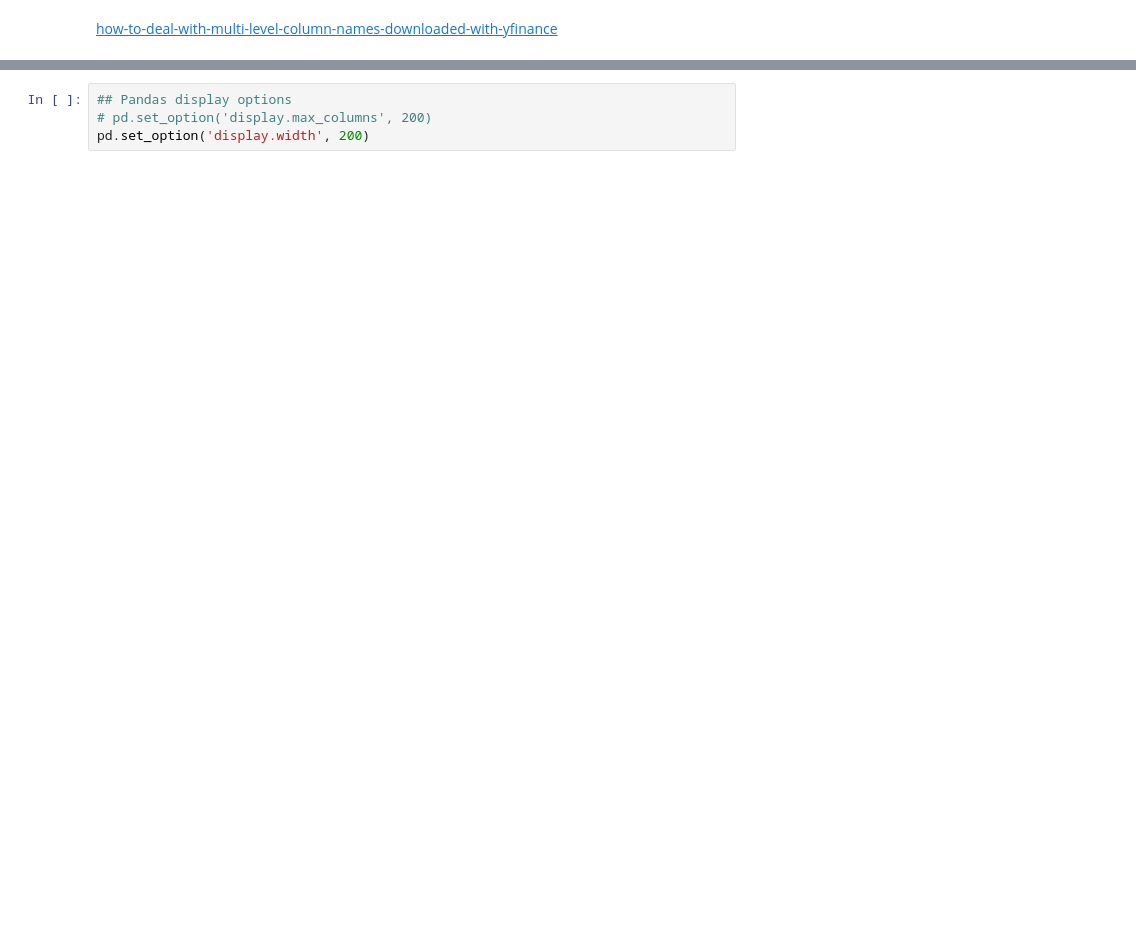
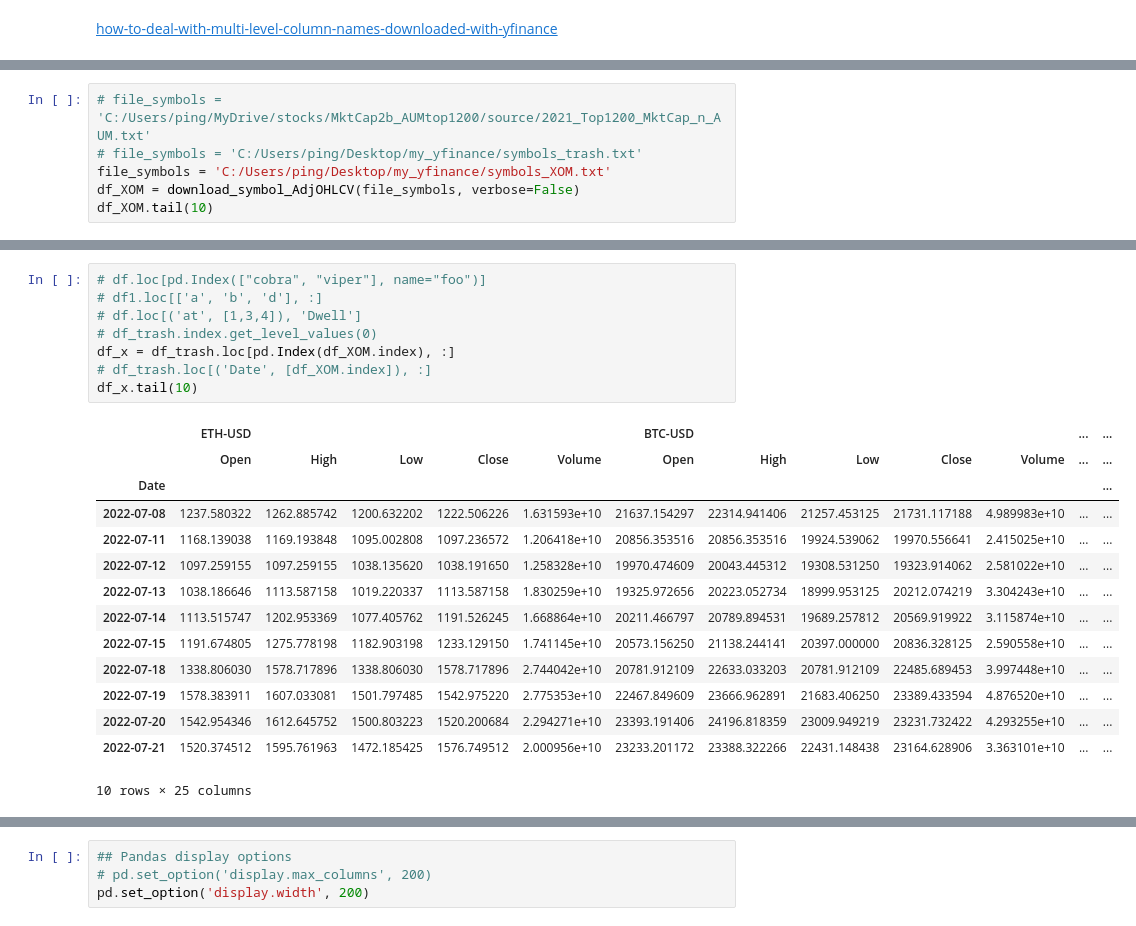
Before and after one commit to pympk/py379, a Jupyter notebook: my_yfinance.ipynb, the cells around one changed output, grey strips where cells are left out. Cells and saved outputs as stored; diff of their text form; blank space fills up the shorter version.

```diff
--- a/my_yfinance.ipynb
+++ b/my_yfinance.ipynb
@@ -23,0 +97,6 @@ Successfully imported the modules!
+# %%
+# file_symbols = 'C:/Users/ping/MyDrive/stocks/MktCap2b_AUMtop1200/source/2021_Top1200_MktCap_n_AUM.txt'
+# file_symbols = 'C:/Users/ping/Desktop/my_yfinance/symbols_trash.txt'
+file_symbols = 'C:/Users/ping/Desktop/my_yfinance/symbols_XOM.txt'
+df_XOM = download_symbol_AdjOHLCV(file_symbols, verbose=False)
+df_XOM.tail(10)
@@ -23,0 +118,23 @@ Successfully imported the modules!
+# %%
+# df.loc[pd.Index(["cobra", "viper"], name="foo")]
+# df1.loc[['a', 'b', 'd'], :]
+# df.loc[('at', [1,3,4]), 'Dwell']
+# df_trash.index.get_level_values(0)
+df_x = df_trash.loc[pd.Index(df_XOM.index), :]
+# df_trash.loc[('Date', [df_XOM.index]), :]
+df_x.tail(10)
+# %% [output]
+|  | ETH-USD |  |  |  |  | BTC-USD |  |  |  |  | ... | ... |
+|  | Open | High | Low | Close | Volume | Open | High | Low | Close | Volume | ... | ... |
+| Date |  |  |  |  |  |  |  |  |  |  |  | ... |
+| 2022-07-08 | 1237.580322 | 1262.885742 | 1200.632202 | 1222.506226 | 1.631593e+10 | 21637.154297 | 22314.941406 | 21257.453125 | 21731.117188 | 4.989983e+10 | ... | ... |
+| 2022-07-11 | 1168.139038 | 1169.193848 | 1095.002808 | 1097.236572 | 1.206418e+10 | 20856.353516 | 20856.353516 | 19924.539062 | 19970.556641 | 2.415025e+10 | ... | ... |
+| 2022-07-12 | 1097.259155 | 1097.259155 | 1038.135620 | 1038.191650 | 1.258328e+10 | 19970.474609 | 20043.445312 | 19308.531250 | 19323.914062 | 2.581022e+10 | ... | ... |
+| 2022-07-13 | 1038.186646 | 1113.587158 | 1019.220337 | 1113.587158 | 1.830259e+10 | 19325.972656 | 20223.052734 | 18999.953125 | 20212.074219 | 3.304243e+10 | ... | ... |
+| 2022-07-14 | 1113.515747 | 1202.953369 | 1077.405762 | 1191.526245 | 1.668864e+10 | 20211.466797 | 20789.894531 | 19689.257812 | 20569.919922 | 3.115874e+10 | ... | ... |
+| 2022-07-15 | 1191.674805 | 1275.778198 | 1182.903198 | 1233.129150 | 1.741145e+10 | 20573.156250 | 21138.244141 | 20397.000000 | 20836.328125 | 2.590558e+10 | ... | ... |
+| 2022-07-18 | 1338.806030 | 1578.717896 | 1338.806030 | 1578.717896 | 2.744042e+10 | 20781.912109 | 22633.033203 | 20781.912109 | 22485.689453 | 3.997448e+10 | ... | ... |
+| 2022-07-19 | 1578.383911 | 1607.033081 | 1501.797485 | 1542.975220 | 2.775353e+10 | 22467.849609 | 23666.962891 | 21683.406250 | 23389.433594 | 4.876520e+10 | ... | ... |
+| 2022-07-20 | 1542.954346 | 1612.645752 | 1500.803223 | 1520.200684 | 2.294271e+10 | 23393.191406 | 24196.818359 | 23009.949219 | 23231.732422 | 4.293255e+10 | ... | ... |
+| 2022-07-21 | 1520.374512 | 1595.761963 | 1472.185425 | 1576.749512 | 2.000956e+10 | 23233.201172 | 23388.322266 | 22431.148438 | 23164.628906 | 3.363101e+10 | ... | ... |
+10 rows × 25 columns
```
Also changed, not shown: parts of 36 cells of this notebook.
